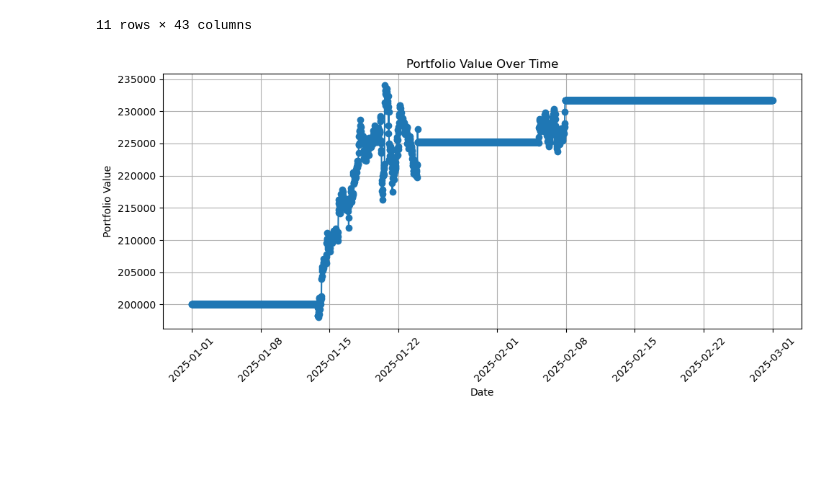
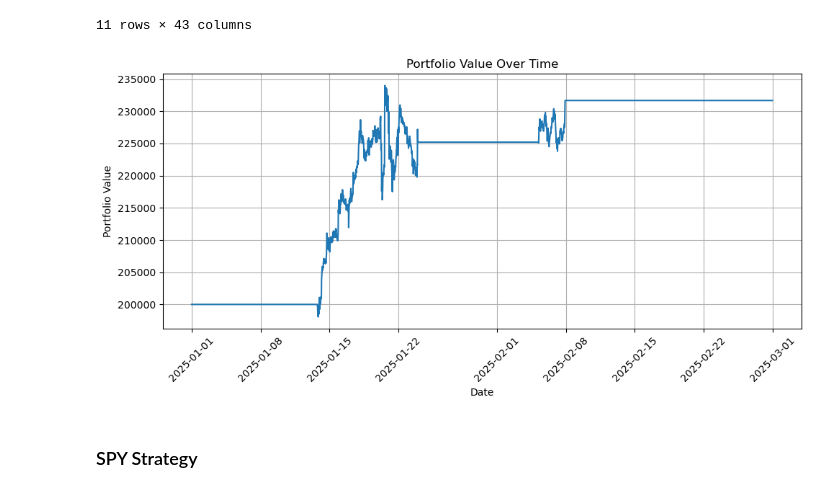
Before and after one commit to jeswid/DSE4211_Trading_Strategy, a Jupyter notebook: src/btc_rf_strategy.ipynb, the cells around one changed output. Drawn from its saved outputs; the diff is of its cells as text; code cells hidden in the pictures; blank space fills up the shorter version.

Commit message:
edited rf strategy

```diff
--- a/src/btc_rf_strategy.ipynb
+++ b/src/btc_rf_strategy.ipynb
@@ -257,15 +257,17 @@ trading_results2[trading_results2['Signal'] != 0]
 # %%
 import matplotlib.pyplot as plt
 
 # Plotting
 plt.figure(figsize=(10, 5))
-plt.plot(trading_results2['Date'], trading_results2['Portfolio_Value'], marker='o')
+plt.plot(trading_results2['Date'], trading_results2['Portfolio_Value'])
 plt.title('Portfolio Value Over Time')
 plt.xlabel('Date')
 plt.ylabel('Portfolio Value')
 plt.grid()
 plt.xticks(rotation=45)
 plt.tight_layout()  # Adjust layout
 plt.show()
 # %% [output]
-[figure, old version]
+[figure, new version]
+# %% [markdown]
+### SPY Strategy
```
Also changed, not shown: parts of 4 cells of this notebook.
